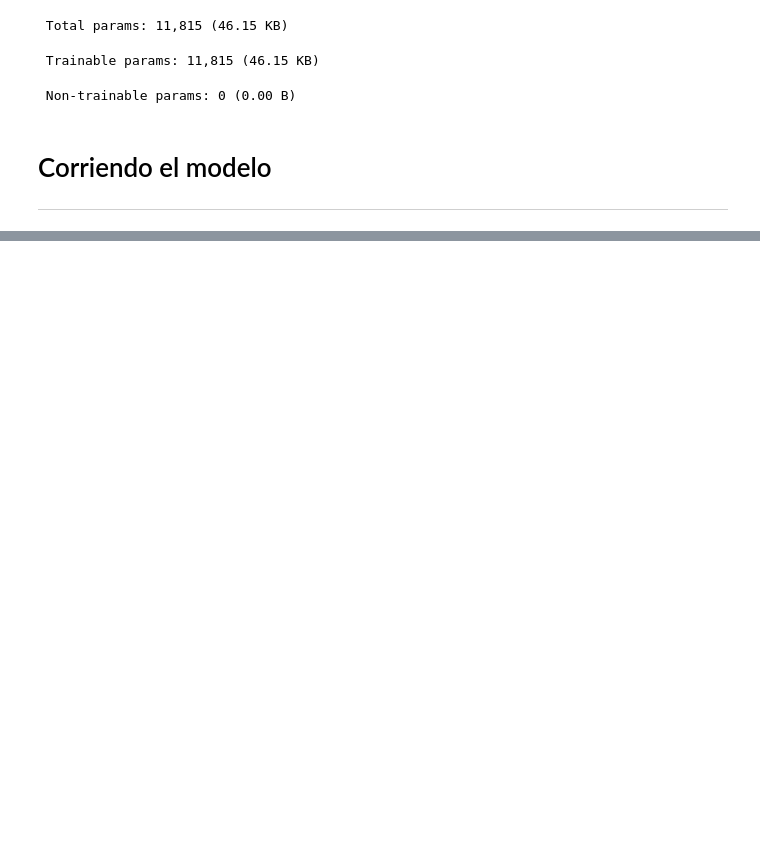
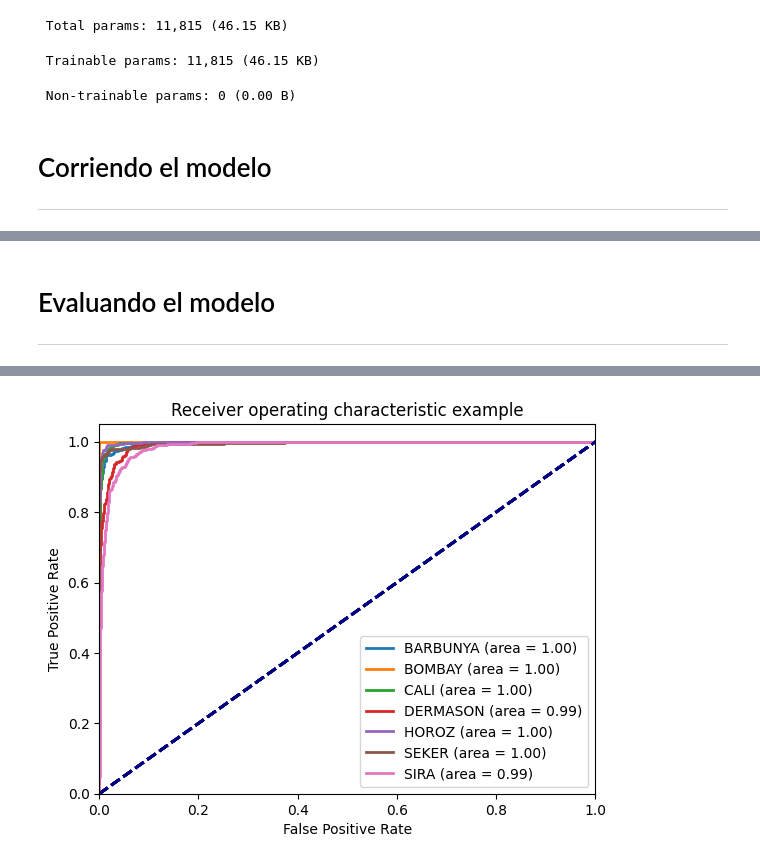
Before and after one commit to amaranto/aa2, a Jupyter notebook: ej2/main.ipynb, the cells around one changed output, grey strips where cells are left out. Cells and saved outputs as stored; diff of their text form; code cells hidden in the pictures; blank space fills up the shorter version.

```diff
--- a/ej2/main.ipynb
+++ b/ej2/main.ipynb
@@ -210,12 +201,9 @@ sns.heatmap(df_raw.corr(method="spearman"), annot=True, cmap="coolwarm")
 ---
 # %%
 from sklearn.model_selection import train_test_split
-from sklearn.metrics import r2_score, mean_squared_error, mean_absolute_error
-from sklearn.metrics import confusion_matrix, classification_report
-from sklearn.linear_model import LinearRegression
 from sklearn.preprocessing import StandardScaler
 
-y_col = "ClassEncoded"
+y_col = "Class"
 x_cols = [c for c in df_raw.columns if c != y_col]
 
 x_train, x_test, y_train, y_test = train_test_split(df_raw[x_cols], df_raw[y_col], test_size=0.2, random_state=42)
@@ -239,8 +227,10 @@ x_train_scaled, x_test_scaled = scale_df(x_train, x_test)
 Generamos dummy vars para la variable objetivo
 # %%
 import tensorflow as tf
-y_train_dummy = tf.keras.utils.to_categorical(y_train, num_classes=len(df_raw["ClassEncoded"].unique()))
-y_test_dummy = tf.keras.utils.to_categorical(y_test, num_classes=len(df_raw["ClassEncoded"].unique()))
+# y_train_dummy = tf.keras.utils.to_categorical(y_train, num_classes=len(df_raw["ClassEncoded"].unique()))
+# y_test_dummy = tf.keras.utils.to_categorical(y_test, num_classes=len(df_raw["ClassEncoded"].unique()))
+y_train_dummy = pd.get_dummies(y_train)
+y_test_dummy = pd.get_dummies(y_test)
 # %% [markdown]
 # Optuna
 ---
@@ -340,7 +326,7 @@ def make_model(input_shape, n_classes):
   return model
 
 n_features = x_train_scaled.shape[1]
-n_classes = len(df_raw["ClassEncoded"].unique())
+n_classes = len(df_raw["Class"].unique())
 m = make_model((n_features,), n_classes)
 m.summary()
 # %% [output]
@@ -365,6 +351,6 @@ Model: "functional_39"
 # Corriendo el modelo
 ---
 # %%
-m.fit(x_train, y_train_dummy, validation_data=(x_test, y_test_dummy), epochs=10, batch_size=50)
+m.fit(x_train_scaled, y_train_dummy, validation_data=(x_test_scaled, y_test_dummy), epochs=10, batch_size=50)
 # %% [output]
 Epoch 1/10
@@ -371,0 +377,42 @@ ValueError: Could not interpret loss identifier: asdasd
+# %% [markdown]
+# Evaluando el modelo
+---
+# %%
+from sklearn.metrics import roc_curve, auc
+
+y_pred_keras = m.predict(x_test_scaled)
+
+def plot_roc_auc(classes: list[str], y_pred, y_test):
+    plt.figure()
+    lw = 2
+
+    fpr = dict()
+    tpr = dict()
+    roc_auc = dict()
+
+
+    for i in range(n_classes):
+
+        class_name = classes[i]
+
+        fpr[i], tpr[i], _ = roc_curve(y_test[class_name], y_pred[:, i])
+        roc_auc[i] = auc(fpr[i], tpr[i])
+
+        plt.plot(
+            fpr[i],
+            tpr[i],
+            lw=lw,
+            label="%s (area = %0.2f)" % (class_name,roc_auc[i])
+        )
+        plt.plot([0, 1], [0, 1], color="navy", lw=lw, linestyle="--")
+        plt.xlim([0.0, 1.0])
+        plt.ylim([0.0, 1.05])
+        plt.xlabel("False Positive Rate")
+        plt.ylabel("True Positive Rate")
+        plt.title("Receiver operating characteristic example")
+        plt.legend(loc="lower right")
+
+    plt.show()
+
+plot_roc_auc ( y_test_dummy.columns, y_pred_keras, y_test_dummy)
+# %% [output]
@@ -371,0 +420 @@ ValueError: Could not interpret loss identifier: asdasd
+[figure, added]
```
Also changed, not shown: parts of 9 cells of this notebook, 1 other file.
